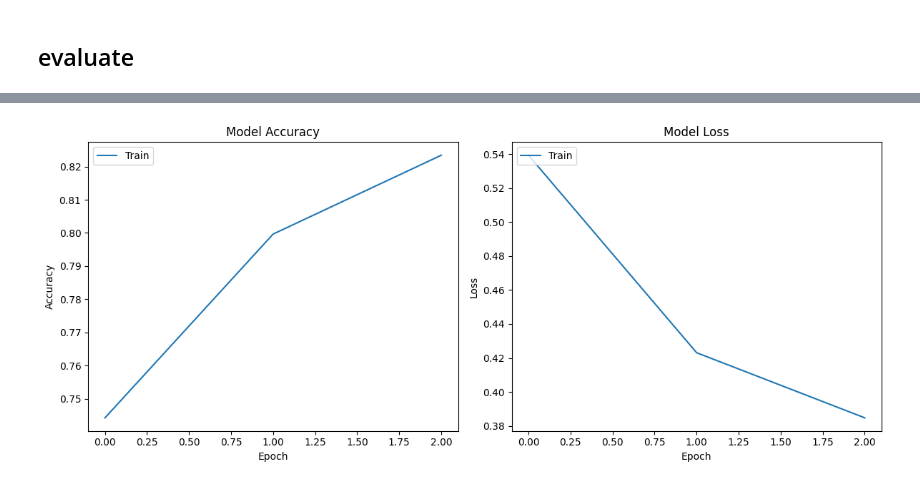
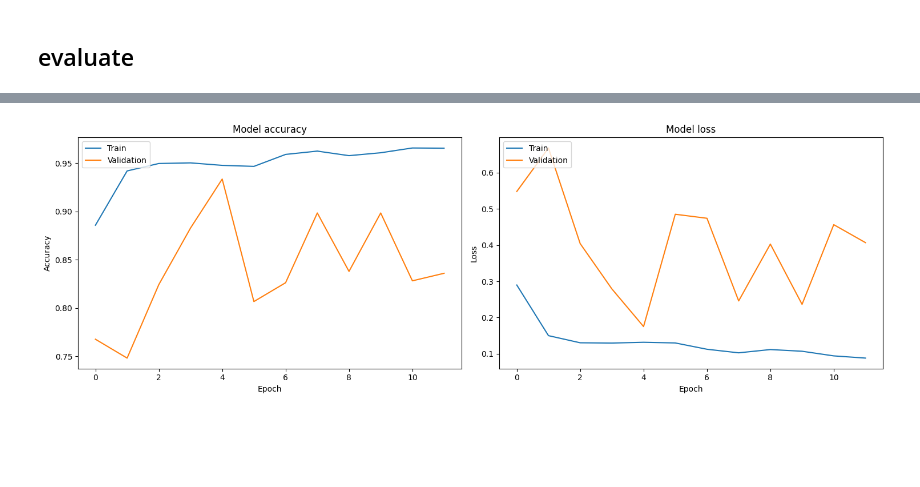
Before and after one commit to nachmz42/MediML, a Jupyter notebook: notebooks/pneumonia_detection.ipynb, the cells around one changed output, grey strips where cells are left out. Cells and saved outputs as stored; diff of their text form; code cells hidden in the pictures; blank space fills up the shorter version.

Commit message:
increased accuracy

```diff
--- a/notebooks/pneumonia_detection.ipynb
+++ b/notebooks/pneumonia_detection.ipynb
@@ -75,6 +99,7 @@ Found 5216 images belonging to 2 classes.
 # %%
 train_generator = train_datagen.flow_from_directory(
-        train_dir,# resizing images
+        train_dir,
+        target_size=(160, 160),
         batch_size=64,
         class_mode='binary')
 # %% [output]
@@ -82,7 +107,7 @@ Found 5216 images belonging to 2 classes.
 # %%
 validation_generator = val_datagen.flow_from_directory(
-        validation_dir,
-        target_size=(150, 150),
+        val_dir,
+        target_size=(160, 160),
         batch_size=64,
         class_mode='binary')
 # %% [output]
@@ -131,13 +167,16 @@ _________________________________________________________________
 # %% [markdown]
 ## Train the model ###
 # %%
-early_stopping = EarlyStopping(monitor='val_loss', patience=3, restore_best_weights=True)
+early_stopping = EarlyStopping(monitor='val_loss', patience=7, restore_best_weights=True)
+reduce_lr = ReduceLROnPlateau(monitor='val_loss', factor=0.2,
+                              patience=5, min_lr=0.00001)
+
 
 history = model.fit(
     train_generator,
     steps_per_epoch=train_generator.samples // train_generator.batch_size,
-    epochs=30,
+    epochs=100,
     validation_data=validation_generator,
     validation_steps=validation_generator.samples // validation_generator.batch_size,
-    callbacks=[early_stopping])
+    callbacks=[early_stopping, reduce_lr])
 # %% [output]
@@ -184,29 +223,30 @@ Test accuracy: 0.8177083134651184
 # %%
-# visualize loss and training accuracy
+import matplotlib.pyplot as plt
 
 def plot_training_history(history):
-    # Plot training accuracy values
-    plt.figure(figsize=(12, 5))
 
-    plt.subplot(1, 2, 1)
-    plt.plot(history.history['accuracy'])
-    plt.title('Model Accuracy')
-    plt.ylabel('Accuracy')
-    plt.xlabel('Epoch')
-    plt.legend(['Train'], loc='upper left')
+    fig, axes = plt.subplots(nrows=1, ncols=2, figsize=(15, 5))
 
-    # Plot training loss values
-    plt.subplot(1, 2, 2)
-    plt.plot(history.history['loss'])
-    plt.title('Model Loss')
-    plt.ylabel('Loss')
-    plt.xlabel('Epoch')
-    plt.legend(['Train'], loc='upper left')
+
+    axes[0].plot(history.history['accuracy'])
+    axes[0].plot(history.history['val_accuracy'])
+    axes[0].set_title('Model accuracy')
+    axes[0].set_ylabel('Accuracy')
+    axes[0].set_xlabel('Epoch')
+    axes[0].legend(['Train', 'Validation'], loc='upper left')
+
+
+    axes[1].plot(history.history['loss'])
+    axes[1].plot(history.history['val_loss'])
+    axes[1].set_title('Model loss')
+    axes[1].set_ylabel('Loss')
+    axes[1].set_xlabel('Epoch')
+    axes[1].legend(['Train', 'Validation'], loc='upper left')
 
     plt.tight_layout()
     plt.show()
 
 
 plot_training_history(history)
 # %% [output]
-[figure, old version]
+[figure, new version]
```
Also changed, not shown: parts of 16 cells of this notebook.
